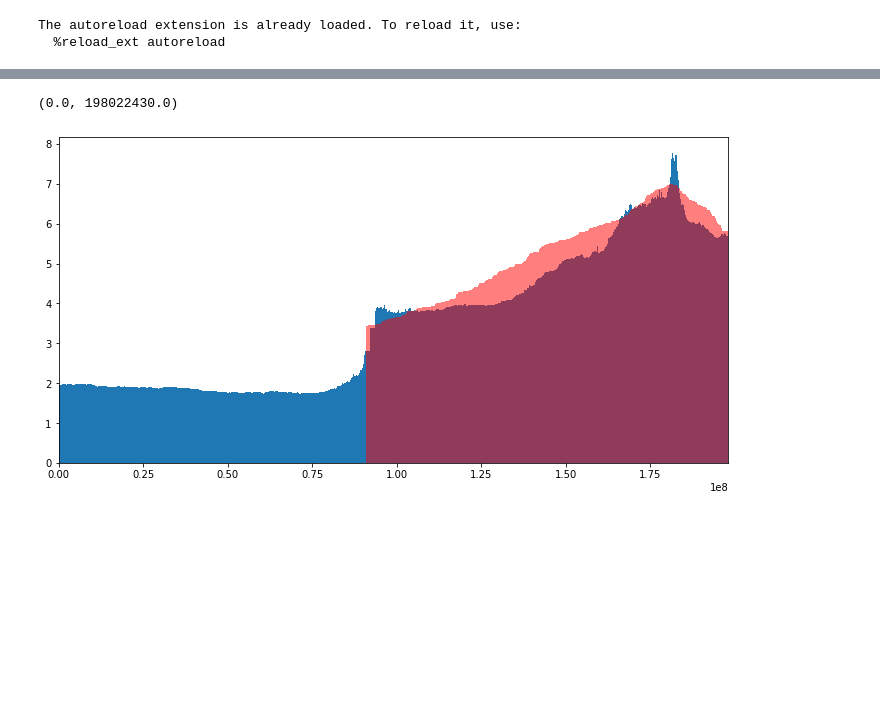
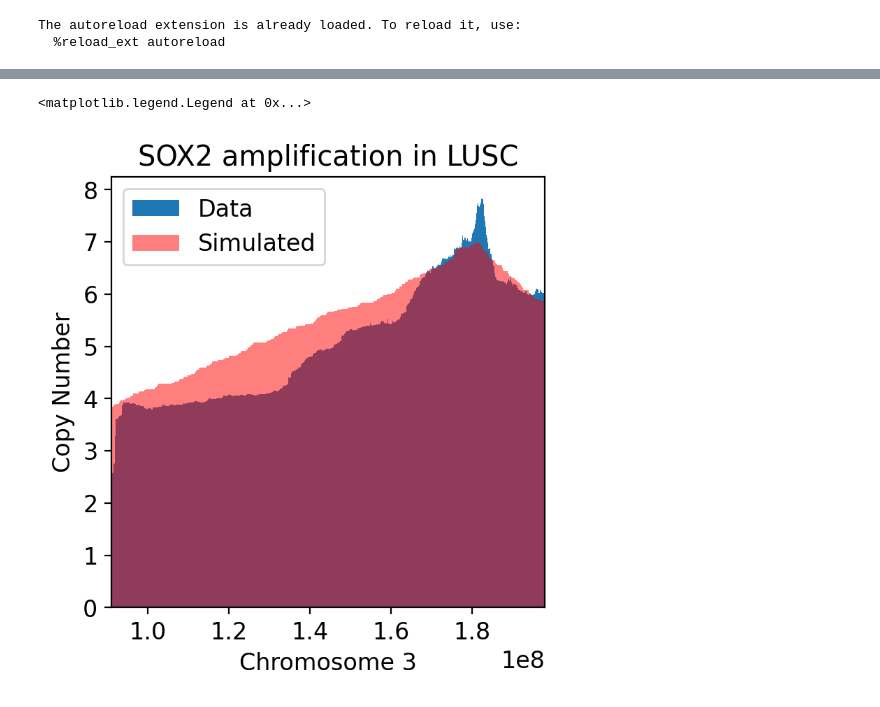
Before and after one commit to ICCB-Cologne/CNSistent, a Jupyter notebook: notebooks/analyze/analyze_SOX2_overlay.ipynb, the cells around one changed output, grey strips where cells are left out. Cells and saved outputs as stored; diff of their text form; code cells hidden in the pictures; blank space fills up the shorter version.

Commit message:
Updated plots for the article.

```diff
--- a/notebooks/analyze/analyze_SOX2_overlay.ipynb
+++ b/notebooks/analyze/analyze_SOX2_overlay.ipynb
@@ -133,14 +135,26 @@ groups
 # %%
 # bar plot groups
-fig, ax = plt.subplots(figsize=(12, 6))
+fig, ax = plt.subplots(figsize=(4, 4), dpi=200)
+
+# double font size
+plt.rcParams.update({'font.size': 12})
 
 # Create a bar plot
 plt.bar(x=groups['start'], height=groups['total_cn'], width=(groups['end'] - groups['start']), align='edge')
 
 plt.bar(x=counts['start'], height=counts['CN'], width=widths, align='edge', alpha=0.5, color='red')
 
+
 # Set the x-axis start to 0
-plt.xlim(0, max(counts['end']))
+plt.xlim(start, max(counts['end']))
+
+# label
+plt.xlabel("Chromosome 3")
+plt.ylabel("Copy Number")
+plt.title("SOX2 amplification in LUSC")
+
+# add legend
+plt.legend(["Data", "Simulated"])
 # %% [output]
-(0.0, 198022430.0)
+<matplotlib.legend.Legend at 0x...>
-[figure, old version]
+[figure, new version]
```
Also changed, not shown: parts of 5 cells of this notebook, 4 other files.
